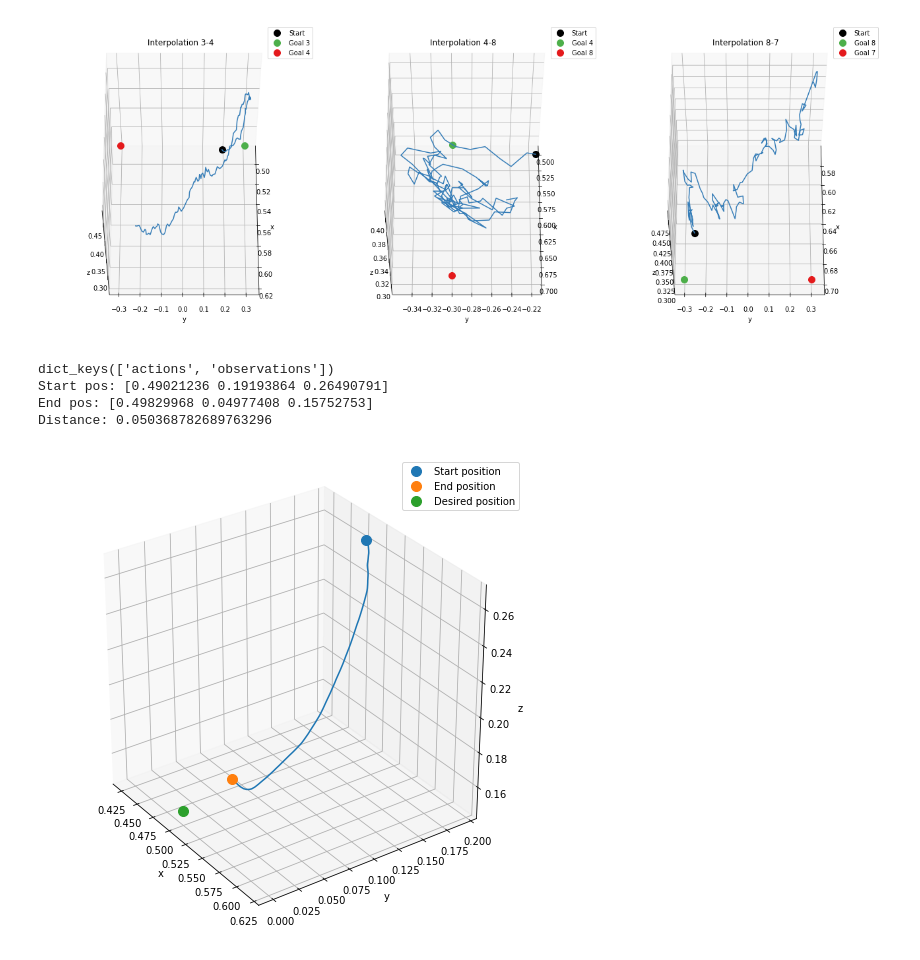
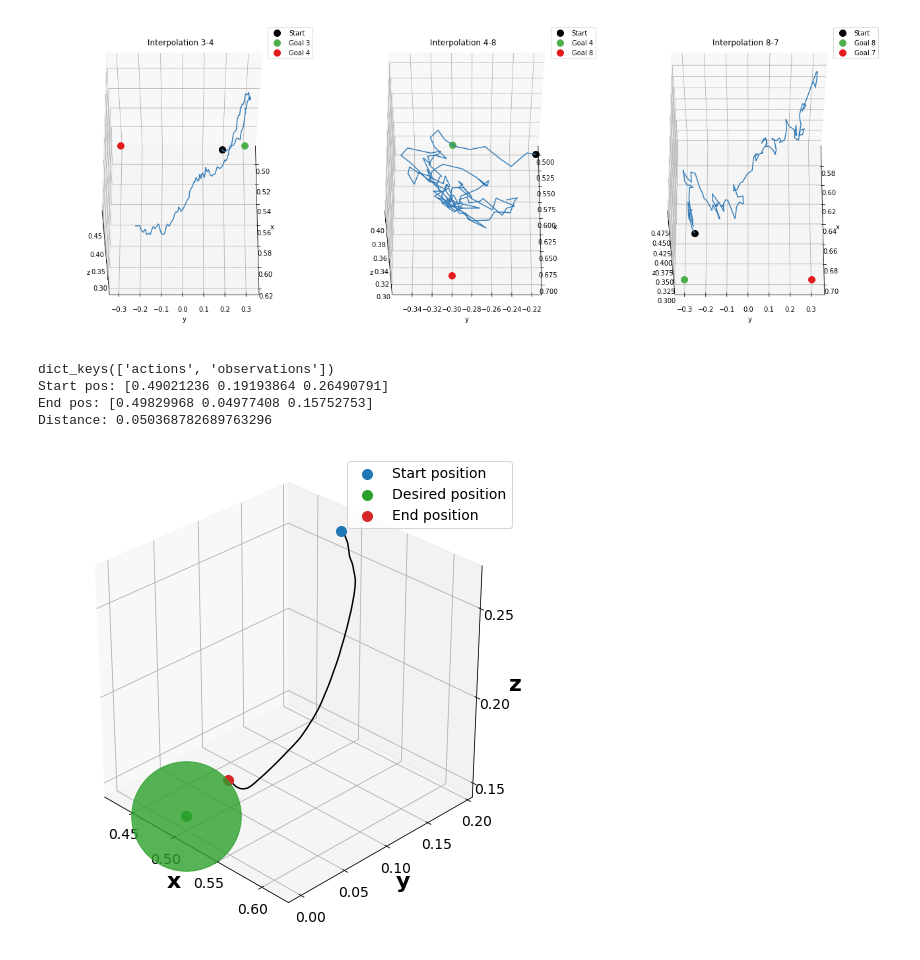
Before and after one commit to ryanjulian/embed2learn, a Jupyter notebook: notebooks/trajectory_real_plotting.ipynb, the cells around one changed output. Saved outputs shown, nothing was run; the diff lists cells and outputs as text; code cells hidden in the pictures.

```diff
--- a/notebooks/trajectory_real_plotting.ipynb
+++ b/notebooks/trajectory_real_plotting.ipynb
@@ -24,6 +48,7 @@ TASK_GOALS = [
 PATH_LEN = 200
 
 samples = np.load("../figs/real_data/8tasks_embedded_policy_rollout_real.npy").flatten()
+matplotlib.rcParams.update({'font.size': 22})
 # samples = np.load("../figs/real_data/unseen/playback_composer_0.7_0_0.3_longer_rollout.npy").flatten()
 # %%
 samples[0].keys(), np.shape(samples[0]["obses"])
@@ -83,12 +108,13 @@ for step in range(0, len(gripper_pos), PATH_LEN):
     ax.scatter([xs[0]], [ys[0]], [zs[0]], s=30, color="black", zorder=3)
     true_color = np.array(colormap(task * 1. / 8)) * 0.75
     true_color[3] = 1.
+    ax.scatter([TASK_GOALS[task][0]], [TASK_GOALS[task][1]], [TASK_GOALS[task][2]], s=5000, color=true_color, alpha=0.3, zorder=2)
     ax.scatter([TASK_GOALS[task][0]], [TASK_GOALS[task][1]], [TASK_GOALS[task][2]], s=30, color=true_color, zorder=3)
 
 ax.view_init(elev=30, azim=-35)
-ax.set_xlabel('x')
-ax.set_ylabel('y')
-ax.set_zlabel('z')
+ax.set_xlabel('x', fontsize=18, fontweight='bold')
+ax.set_ylabel('y', fontsize=18, fontweight='bold')
+ax.set_zlabel('z', fontsize=18, fontweight='bold')
 legend = plt.legend(bbox_to_anchor=(.8, .3))
 for lh in legend.legendHandles:
     lh.set_alpha(1)
@@ -265,6 +291,8 @@ import matplotlib.pyplot as plt
 import matplotlib.gridspec as gridspec
 import numpy as np
 from mpl_toolkits import mplot3d
+
+matplotlib.rcParams.update({'font.size': 14})
 
 X_AXIS = 0
 Y_AXIS = 1
@@ -272,40 +300,47 @@ Y_AXIS = 1
 axes = "xyz"
 DESIRED_GOAL = np.array([0.5, 0., 0.15])
 
 gripper_pos = np.array(samples[0]["observations"])[:,-3:]
 print("Start pos:", gripper_pos[0,:])
 print("End pos:", gripper_pos[-1,:])
 print("Distance:", np.linalg.norm(gripper_pos[-1,:] - DESIRED_GOAL))
 
 
 fig = plt.figure(figsize=(7, 7))
 # fig.suptitle(title)
 ax = fig.add_subplot(111, projection='3d')
 ax.grid()
 
 colormap = lambda x: matplotlib.cm.get_cmap("rainbow")(1. - x)
 for step in range(0, len(gripper_pos), PATH_LEN):
     xs, ys, zs = gripper_pos[step:(step+PATH_LEN),0], gripper_pos[step:(step+PATH_LEN),1], gripper_pos[step:(step+PATH_LEN),2]
 
-#         ax.scatter(xs, ys, zs, s=stds, color=colormap(task * 1. / ntasks), zorder=1, alpha=.1)
-    ax.plot(xs, ys, zs, zorder=-2, alpha=1.)
+    ax.plot(xs, ys, zs, zorder=-2, alpha=1., color='#000000')
 
 ax.scatter([gripper_pos[0,0]], [gripper_pos[0,1]], [gripper_pos[0,2]], label="Start position", s=100, zorder=3)
-ax.scatter([gripper_pos[-1,0]], [gripper_pos[-1,1]], [gripper_pos[-1,2]], label="End position", s=100, zorder=3)
-ax.scatter([DESIRED_GOAL[0]], [DESIRED_GOAL[1]], [DESIRED_GOAL[2]], label="Desired position", s=100, zorder=3)
+ax.scatter([DESIRED_GOAL[0]], [DESIRED_GOAL[1]], [DESIRED_GOAL[2]], label="", color='C2', alpha=0.8, s=12000, zorder=3)
+ax.scatter([DESIRED_GOAL[0]], [DESIRED_GOAL[1]], [DESIRED_GOAL[2]], label="Desired position", color='C2', s=100, zorder=3)
+ax.scatter([gripper_pos[-1,0]], [gripper_pos[-1,1]], [gripper_pos[-1,2]], label="End position", color='C3', s=100, zorder=4)
 
-ax.view_init(elev=30, azim=-35)
-ax.set_xlabel('x')
-ax.set_ylabel('y')
-ax.set_zlabel('z')
-ax.axis("equal")
+ax.view_init(elev=30, azim=-45)
+ax.set_xlabel('x', fontsize=22, fontweight='bold')
+ax.set_ylabel('y', fontsize=22, fontweight='bold')
+ax.set_zlabel('z', fontsize=22, fontweight='bold')
+ax.set_xlim([0.42, 0.625])
+
+
+plt.locator_params(axis='x', nbins=6)
+plt.locator_params(axis='y', nbins=6)
+plt.locator_params(axis='z', nbins=4)
+
+# ax.axis("equal")
 ax.legend()
 fig.tight_layout()
 # fig.savefig("real_gripper_pos.png", dpi=600)
 fig.savefig("compose_ddpg_05_0_015.pdf")
 # %% [output]
 dict_keys(['actions', 'observations'])
 Start pos: [0.49021236 0.19193864 0.26490791]
 End pos: [0.49829968 0.04977408 0.15752753]
 Distance: 0.050368782689763296
-[figure, old version]
+[figure, new version]
```
Also changed, not shown: parts of 3 cells of this notebook, 1 other file.
